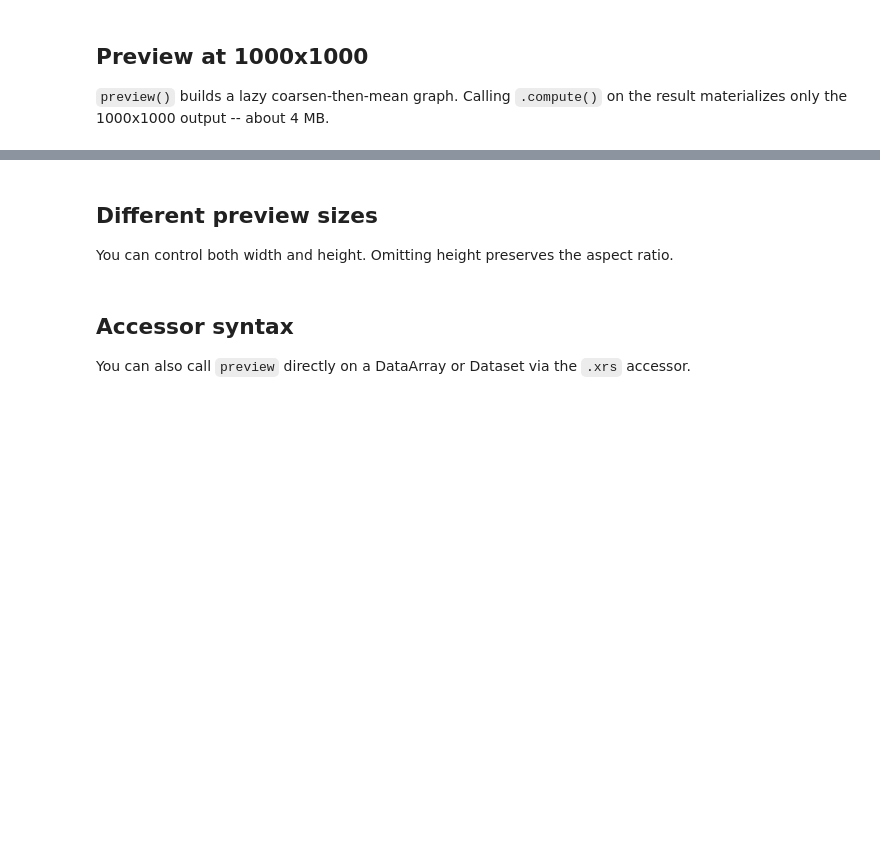
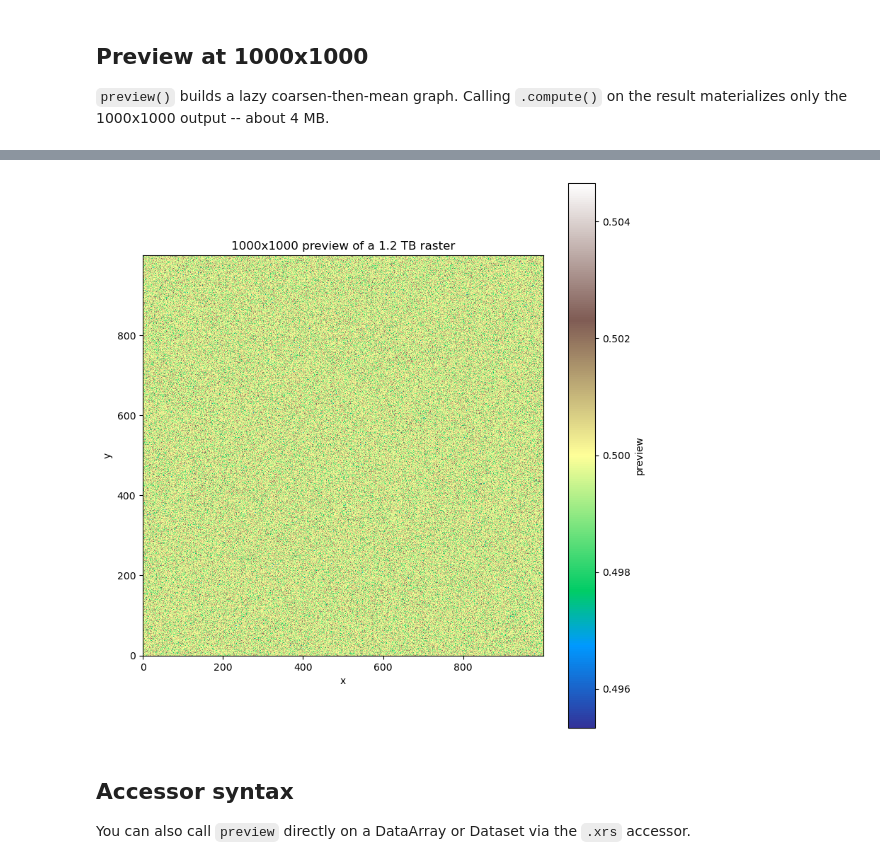
Before and after one commit to makepath/xarray-spatial, a Jupyter notebook: examples/user_guide/26_Preview.ipynb, the cells around one changed output, grey strips where cells are left out. Drawn from its saved outputs; the diff is of its cells as text; code cells hidden in the pictures; blank space fills up the shorter version.

```diff
--- a/examples/user_guide/26_Preview.ipynb
+++ b/examples/user_guide/26_Preview.ipynb
@@ -49,19 +39,15 @@ actually computed here -- dask just records the tiling as a lazy graph.
 # %%
-# Tile the small terrain into a ~1 TB dask array
-reps = 512
-big_dask = da.tile(
-    da.from_array(tile.values, chunks=(1024, 1024)),
-    (reps, reps),
-)
-rows, cols = big_dask.shape
+# 512 MB chunks of random noise
+chunk = 11585
+size = chunk * 48  # 556,080 x 556,080 ≈ 1.15 TB
 big = xr.DataArray(
-    big_dask,
+    da.random.random((size, size), chunks=(chunk, chunk)).astype("float32"),
     dims=["y", "x"],
-    coords={"y": np.arange(rows, dtype=np.float64), "x": np.arange(cols, dtype=np.float64)},
 )
 
 print(f"Shape:      {big.shape[0]:,} x {big.shape[1]:,}")
-print(f"Chunk size: {big_dask.chunksize}")
-print(f"Num chunks: {big_dask.numblocks}")
-print(f"Total size: {big_dask.nbytes / 1e12:.2f} TB")
-print(f"Dtype:      {big_dask.dtype}")
+print(f"Chunk size: {big.data.chunksize}")
+print(f"Num chunks: {big.data.numblocks}")
+print(f"Total size: {big.data.nbytes / 1e12:.2f} TB")
+print(f"Dtype:      {big.dtype}")
+big
@@ -79,10 +101,8 @@ print(f"Output size:  {small.nbytes / 1e6:.1f} MB")
 # %%
 fig, ax = plt.subplots(figsize=(8, 8))
 small.plot(ax=ax, cmap="terrain")
-ax.set_title(f"1000x1000 preview of a {big_dask.nbytes / 1e12:.1f} TB raster")
+ax.set_title(f"1000x1000 preview of a {big.data.nbytes / 1e12:.1f} TB raster")
 ax.set_aspect("equal")
 plt.tight_layout()
+# %% [output]
+[figure, added]
-# %% [markdown]
-## Different preview sizes
-
-You can control both width and height.  Omitting height preserves the aspect ratio.
```
Also changed, not shown: parts of 11 cells of this notebook, 1 other file.
